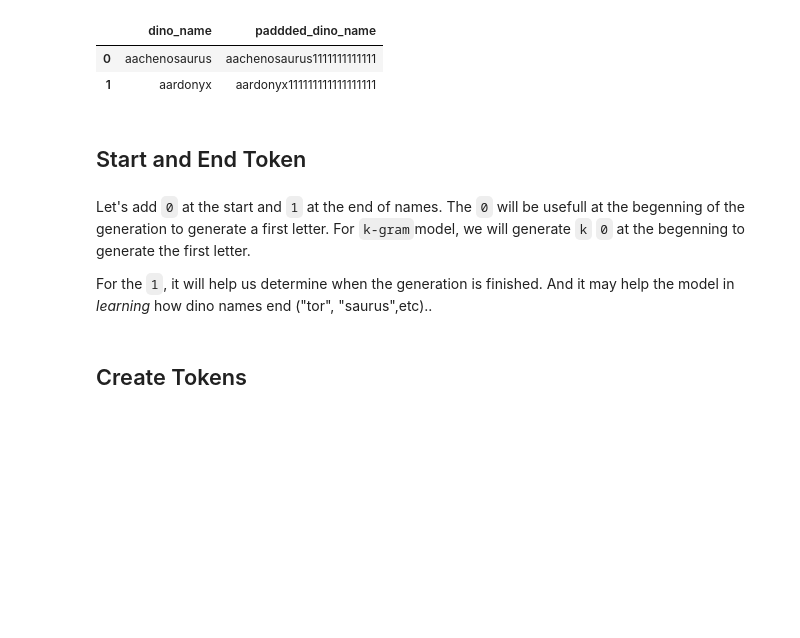
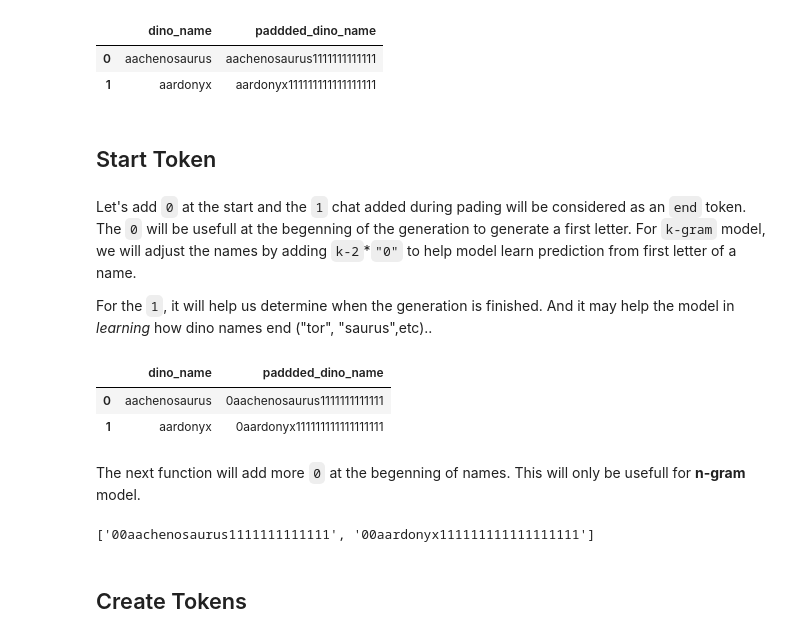
Before and after one commit to H4znow/dino_name_generator, a Jupyter notebook: notebook/dino_name_gen.ipynb, the cells around one changed output. Drawn from its saved outputs; the diff is of its cells as text; code cells hidden in the pictures; blank space fills up the shorter version.

```diff
--- a/notebook/dino_name_gen.ipynb
+++ b/notebook/dino_name_gen.ipynb
@@ -182,12 +184,21 @@ data.head(2)
 | 0 | aachenosaurus | aachenosaurus1111111111111 |
 | 1 | aardonyx | aardonyx111111111111111111 |
 # %% [markdown]
-## Start and End Token
+## Start Token
 # %% [markdown]
-Let's add `0` at the start and `1` at the end of names. The `0` will be usefull at the begenning of the generation to generate a first letter. For `k-gram`model, we will generate `k` `0` at the begenning to generate the first letter.
+Let's add `0` at the start and the `1` chat added during pading will be considered as an `end` token. The `0` will be usefull at the begenning of the generation to generate a first letter. For `k-gram` model, we will adjust the names by adding `k-2`*`"0"` to help model learn prediction from first letter of a name.
 
 For the `1`, it will help us determine when the generation is finished. And it may help the model in *learning* how dino names end ("tor", "saurus",etc)..
 # %%
-def add_start_end_tokens(names: list[str], n: int) -> list[str]:
-    """Adds start '0' and end '1' tokens to each name."""
-    return ["0" * n + name + "1" for name in names]
+def add_start_token(names: list[str], n: int) -> list[str]:
+    """Adds start '0' token at the beginning of each name."""
+    return ["0" + name for name in names]
+# %%
+data["paddded_dino_name"] = add_start_token(data["paddded_dino_name"].values, max_word_length)
+data.head(2)
+# %% [output]
+|  | dino_name | paddded_dino_name |
+| 0 | aachenosaurus | 0aachenosaurus1111111111111 |
+| 1 | aardonyx | 0aardonyx111111111111111111 |
+# %% [markdown]
+The next function will add more `0` at the begenning of names. This will only be usefull for **n-gram** model.
@@ -194,3 +215,9 @@ def add_start_end_tokens(names: list[str], n: int) -> list[str]:
+# %%
+# Exemple for a 3-gram model
+names = add_start_token_ngram(names = data["paddded_dino_name"].values, ngram = 3)
+names[:2]
+# %% [output]
+['00aachenosaurus1111111111111', '00aardonyx111111111111111111']
 # %% [markdown]
 ## Create Tokens
 # %% [markdown]
```
Also changed, not shown: parts of 144 cells of this notebook.
